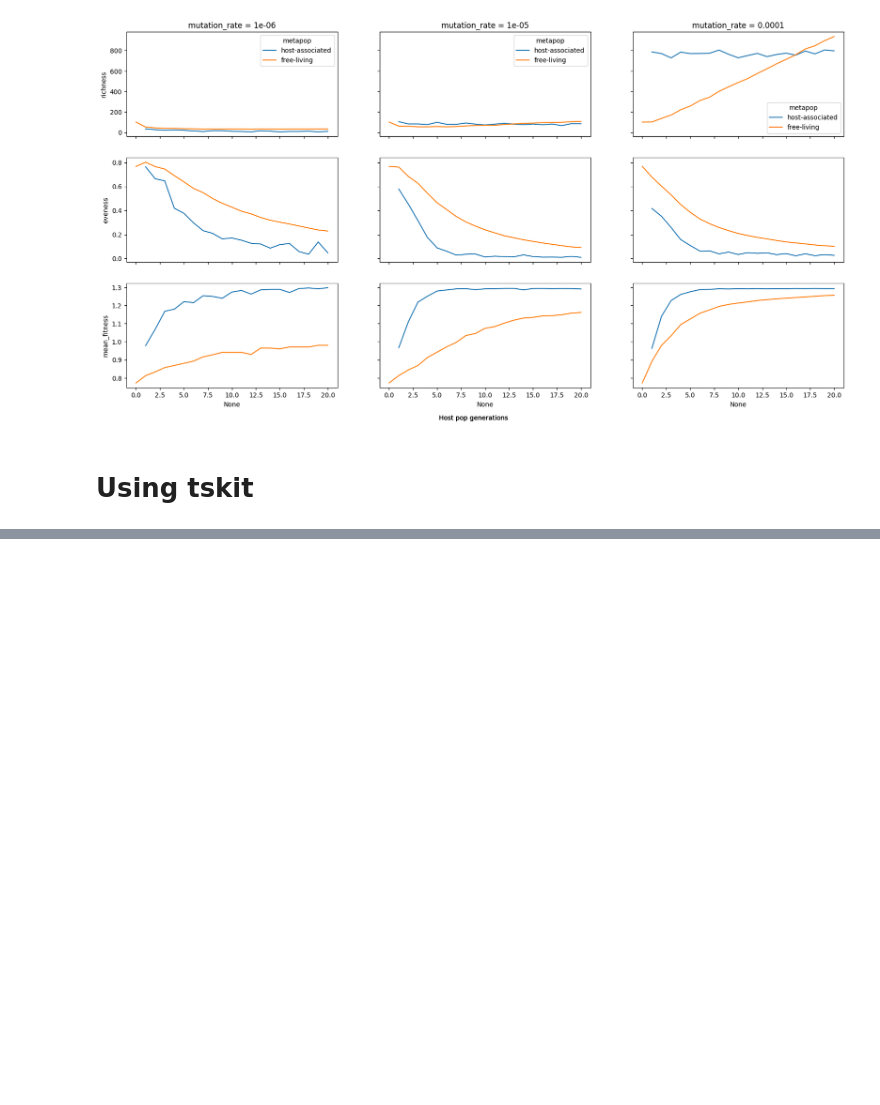
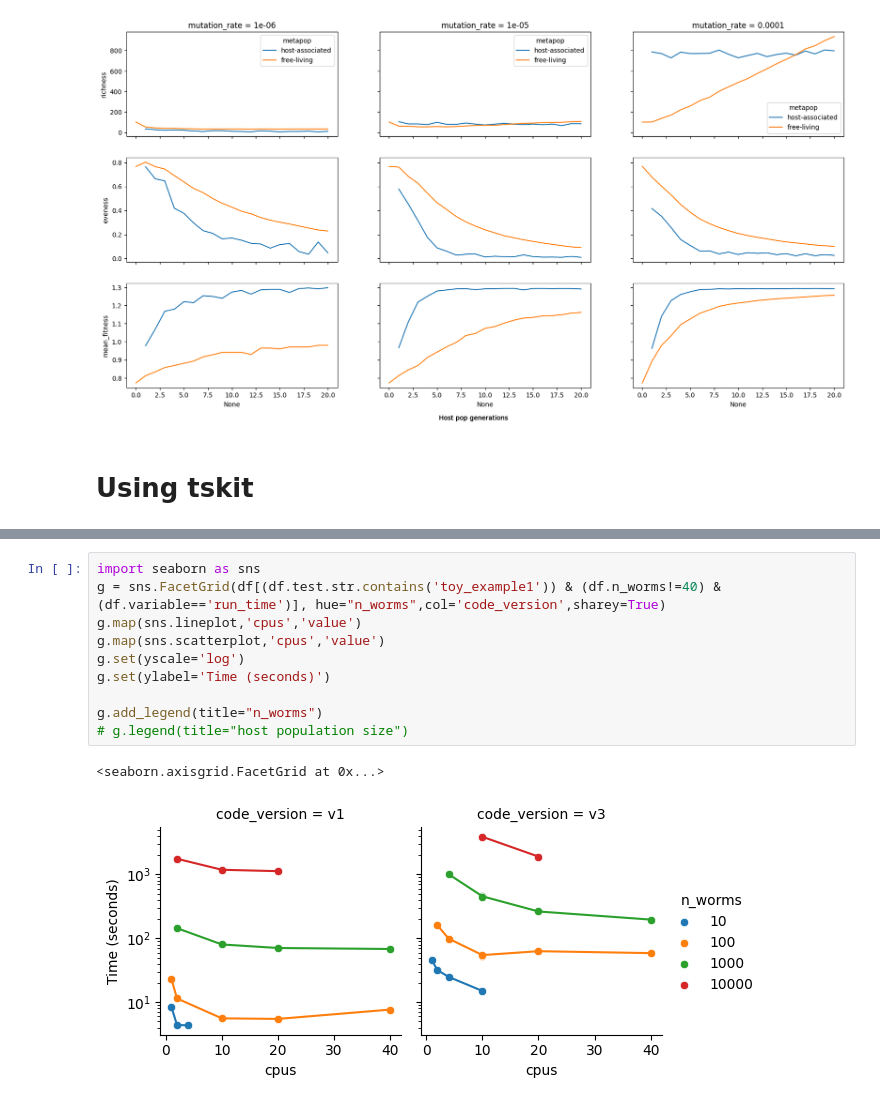
Before and after one commit to maepz/Modeling_trophosome, a Jupyter notebook: notebooks/Investigate_scaling_up_server.ipynb, the cells around one changed output, grey strips where cells are left out. Drawn from its saved outputs; the diff is of its cells as text; blank space fills up the shorter version.

```diff
--- a/notebooks/Investigate_scaling_up_server.ipynb
+++ b/notebooks/Investigate_scaling_up_server.ipynb
@@ -748,0 +868,13 @@ with warnings.catch_warnings():
+# %%
+import seaborn as sns
+g = sns.FacetGrid(df[(df.test.str.contains('toy_example1')) & (df.n_worms!=40) & (df.variable=='run_time')], hue="n_worms",col='code_version',sharey=True)
+g.map(sns.lineplot,'cpus','value')
+g.map(sns.scatterplot,'cpus','value')
+g.set(yscale='log')
+g.set(ylabel='Time (seconds)')
+
+g.add_legend(title="n_worms")
+# g.legend(title="host population size")
+# %% [output]
+<seaborn.axisgrid.FacetGrid at 0x...>
+[figure, added]
```
Also changed, not shown: parts of 22 cells of this notebook, 23 other files.
